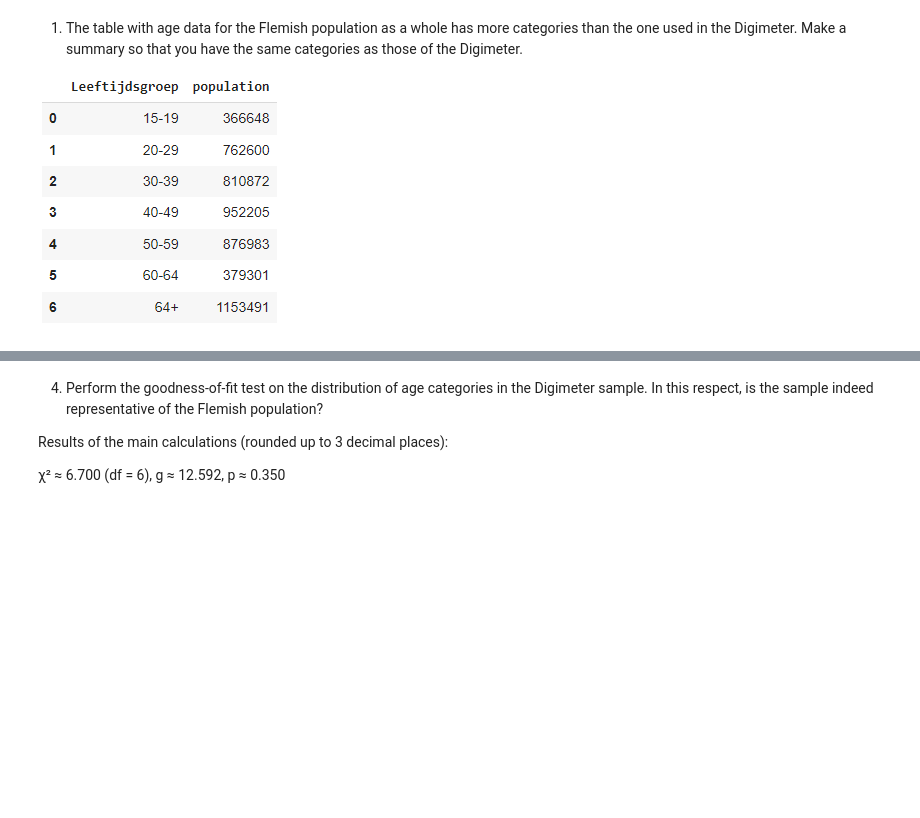
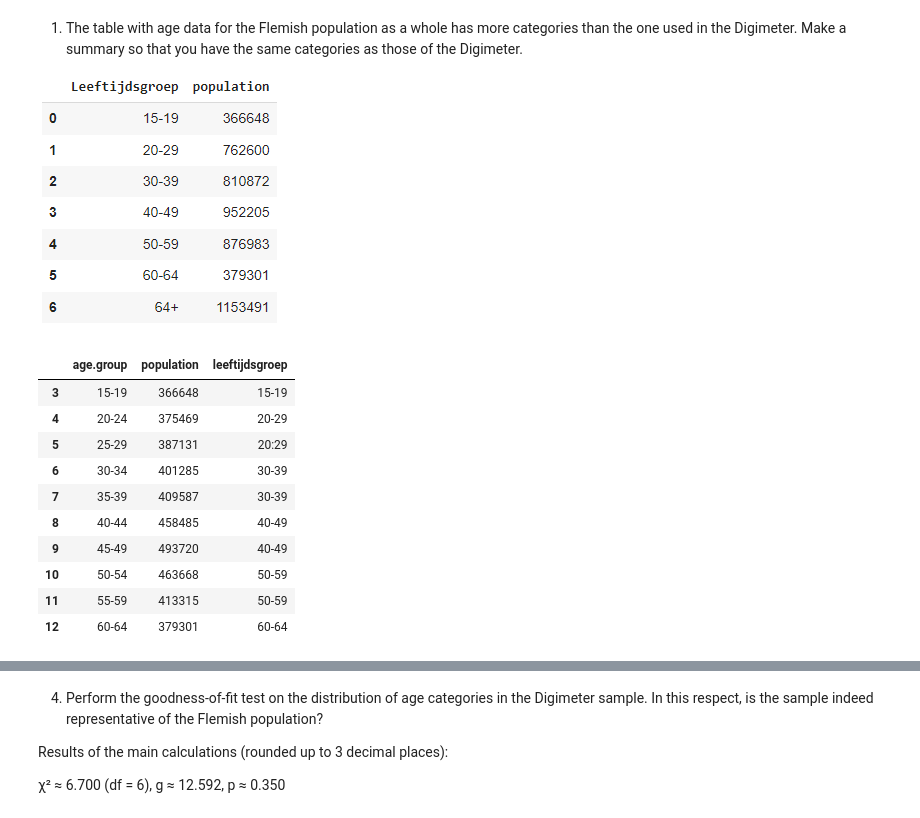
Before and after one commit to Bataklik/Data-Science-_-AI, a Jupyter notebook: 4-bivariate-qual/labs_chi_squared.ipynb, the cells around one changed output, grey strips where cells are left out. Drawn from its saved outputs; the diff is of its cells as text; code cells hidden in the pictures; blank space fills up the shorter version.

```diff
--- a/4-bivariate-qual/labs_chi_squared.ipynb
+++ b/4-bivariate-qual/labs_chi_squared.ipynb
@@ -373,3 +463,18 @@ Read the dataset `leeftijden-bestat-vl.csv`
 1. The table with age data for the Flemish population as a whole has more categories than the one used in the Digimeter. Make a summary so that you have the same categories as those of the Digimeter.
 
 ![image.png](embedded-picture-1)
+# %%
+bestat = bestat[(bestat['age.group'] != '0-5') & (bestat['age.group'] != '5-9') & (bestat['age.group'] != '10-14')]
+bestat.head(10)
+# %% [output]
+|  | age.group | population | leeftijdsgroep |
+| 3 | 15-19 | 366648 | 15-19 |
+| 4 | 20-24 | 375469 | 20-29 |
+| 5 | 25-29 | 387131 | 20:29 |
+| 6 | 30-34 | 401285 | 30-39 |
+| 7 | 35-39 | 409587 | 30-39 |
+| 8 | 40-44 | 458485 | 40-49 |
+| 9 | 45-49 | 493720 | 40-49 |
+| 10 | 50-54 | 463668 | 50-59 |
+| 11 | 55-59 | 413315 | 50-59 |
+| 12 | 60-64 | 379301 | 60-64 |
```
Also changed, not shown: parts of 30 cells of this notebook, 1 other file.
